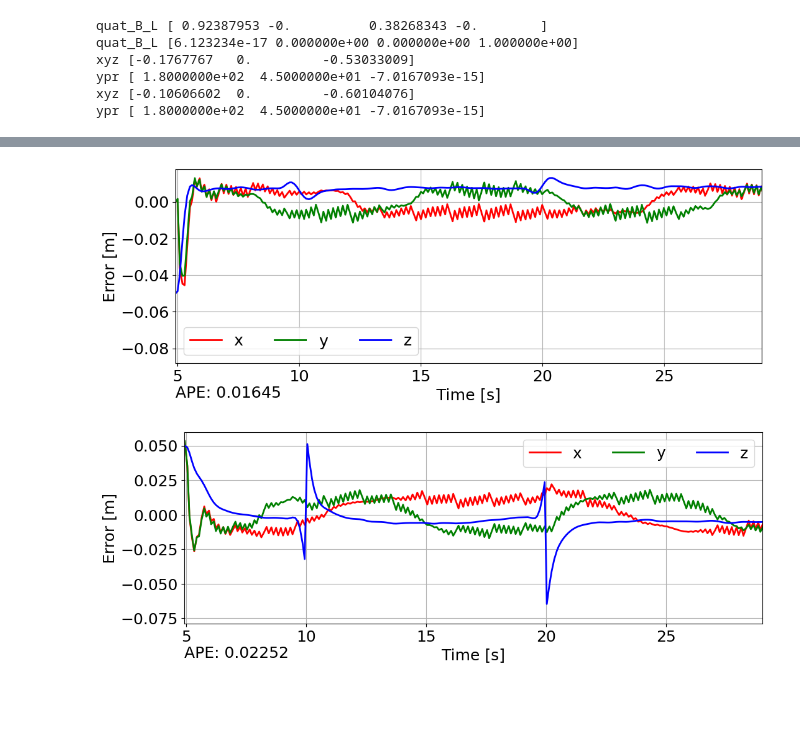
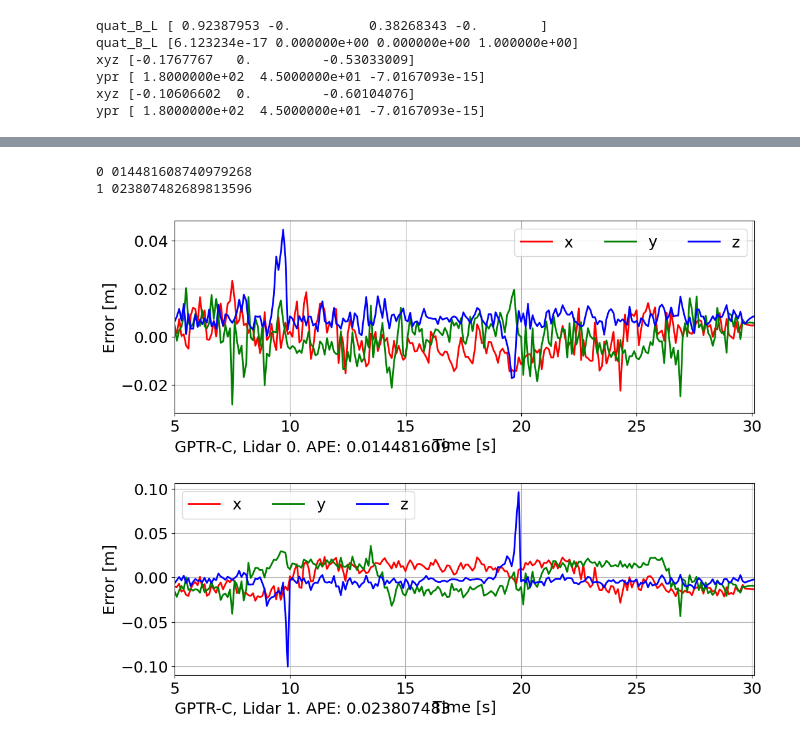
Before and after one commit to brytsknguyen/gptr, a Jupyter notebook: scripts/analysis_sim.ipynb, the cells around one changed output, grey strips where cells are left out. Saved outputs shown, nothing was run; the diff lists cells and outputs as text; code cells hidden in the pictures; blank space fills up the shorter version.

```diff
--- a/scripts/analysis_sim.ipynb
+++ b/scripts/analysis_sim.ipynb
@@ -19,11 +19,17 @@ test_start = 4.9
 gtr_path = '/media/tmn/mySataSSD1/Experiments/gptr/cloud_avia_mid_dynamic_extrinsics/gtr/'
 
 # The path to the experiment log
-xtrz_log = '/media/tmn/mySataSSD1/Experiments/gptr/logs/lio/sim_exp/sim_cloud_avia_mid_dynamic_extrinsics_gptr_two_lidar/run_00/time_0030/extrinsics_1.csv'
+xtrz_log = '/media/tmn/mySataSSD1/Experiments/gptr_v2/logs/lio/sim_exp/sim_cloud_avia_mid_dynamic_extrinsics_gptr_two_lidar/run_00/time_0030/extrinsics_1.csv'
 
 # The path to the trajectories
-traj_est_logs = ['/media/tmn/mySataSSD1/Experiments/gptr/logs/lio/sim_exp/sim_cloud_avia_mid_dynamic_extrinsics_gptr_two_lidar/run_00/time_0030/gptraj_0.csv',
-                 '/media/tmn/mySataSSD1/Experiments/gptr/logs/lio/sim_exp/sim_cloud_avia_mid_dynamic_extrinsics_gptr_two_lidar/run_00/time_0030/gptraj_1.csv']
+est_path = '/media/tmn/mySataSSD1/Experiments/gptr_v2/logs/lio/sim_exp/sim_cloud_avia_mid_dynamic_extrinsics_gptr_two_lidar_all/cloud_avia_mid_dynamic_extrinsics/exp_SE3_0'
+est_path = '/media/tmn/mySataSSD1/Experiments/gptr_v2/logs/lio/sim_exp/sim_cloud_avia_mid_dynamic_extrinsics_gptr_two_lidar_all/cloud_avia_mid_dynamic_extrinsics/exp_SE3_1'
+est_path = '/media/tmn/mySataSSD1/Experiments/gptr_v2/logs/lio/sim_exp/sim_cloud_avia_mid_dynamic_extrinsics_gptr_two_lidar_all/cloud_avia_mid_dynamic_extrinsics/exp_SO3xR3_0'
+est_path = '/media/tmn/mySataSSD1/Experiments/gptr_v2/logs/lio/sim_exp/sim_cloud_avia_mid_dynamic_extrinsics_gptr_two_lidar_all/cloud_avia_mid_dynamic_extrinsics/exp_SO3xR3_1'
+
+traj_est_logs = [est_path + '/gptr_two_lidar/try_1/run_00/time_0030/gptraj_0.csv',
+                 est_path + '/gptr_two_lidar/try_1/run_00/time_0030/gptraj_1.csv']
+
 
 traj_est1lidar_logs = ['/media/tmn/mySataSSD1/Experiments/gptr/logs/lio/sim_exp/sim_cloud_avia_mid_dynamic_extrinsics_gptr_lidar0/run_00/time_0030/gptraj_0.csv',
                        '/media/tmn/mySataSSD1/Experiments/gptr/logs/lio/sim_exp/sim_cloud_avia_mid_dynamic_extrinsics_gptr_lidar1/run_00/time_0030/gptraj_0.csv']
@@ -178,4 +183,5 @@ fig.savefig('rot_extrinsics_error.jpg')
 # %%
+
 # Calculate the ATE
 def calculate_metric(traj_gtr, traj_est):
     metric = metrics.APE(pose_relation=metrics.PoseRelation.translation_part)
@@ -197,36 +203,40 @@ for lidx in range(len(traj_est_data)):
     traj_est = traj_est_data[lidx]
     tidx = list(np.where(traj_est[:, 1] > test_start)[0])
     traj_est = evotraj.PoseTrajectory3D(positions_xyz=traj_est[tidx, :][:, [12, 13, 14]], orientations_quat_wxyz=traj_est[tidx, :][:, [5, 2, 3, 4]], timestamps=traj_est[tidx, 1])
 
     # Get the traj gtr
     traj_gtr = traj_gtr_data[lidx]
     traj_gtr = evotraj.PoseTrajectory3D(positions_xyz=traj_gtr[:, 0:3], orientations_quat_wxyz=traj_gtr[:, [8, 5, 6, 7]], timestamps=traj_gtr[:, 3])
 
     traj_est, traj_gtr = sync.associate_trajectories(traj_est, traj_gtr, max_diff=0.2)
     traj_err = evotraj.PoseTrajectory3D(positions_xyz=traj_est.positions_xyz - traj_gtr.positions_xyz, \
                                         orientations_quat_wxyz=traj_est.orientations_quat_wxyz, timestamps=traj_est.timestamps)
 
     # Find the RMSE
     rmse = calculate_metric(traj_est, traj_gtr)
 
     plt.rcParams.update({'font.size':18})
     fig, ax = plt.subplots(ncols=1, nrows=1, figsize=(12, 4))
     ax.plot(traj_err.timestamps, traj_err.positions_xyz[:, 0], 'r', linewidth=2, label='x')
     ax.plot(traj_err.timestamps, traj_err.positions_xyz[:, 1], 'g', linewidth=2, label='y')
     ax.plot(traj_err.timestamps, traj_err.positions_xyz[:, 2], 'b', linewidth=2, label='z')
 
     # Stamp the ATE
-    ax.text(0, -0.18, f'APE: {rmse:.5f}', transform=ax.transAxes)
+    ax.text(0, -0.2, f'GPTR-C, Lidar {lidx}. APE: {rmse:.9f}', transform=ax.transAxes)
 
     ax.set_xlim([np.min(traj_est.timestamps), np.max(traj_est.timestamps-1.0)])
     # ax.set_ylim([-0.06, 0.06])
     ax.legend(ncols=3)
     ax.grid('on')
     ax.set_xlabel('Time [s]')
     ax.set_ylabel('Error [m]')
+
+    print(lidx, str(rmse).replace('0.', ''))
 # %% [output]
+0 014481608740979268
+1 023807482689813596
-[figure, old version]
+[figure, new version]
-[figure, old version]
+[figure, new version]
 # %%
 # Load the trajectory
 traj_est1lidar_data = []
```
Also changed, not shown: parts of 4 cells of this notebook, 14 other files.
